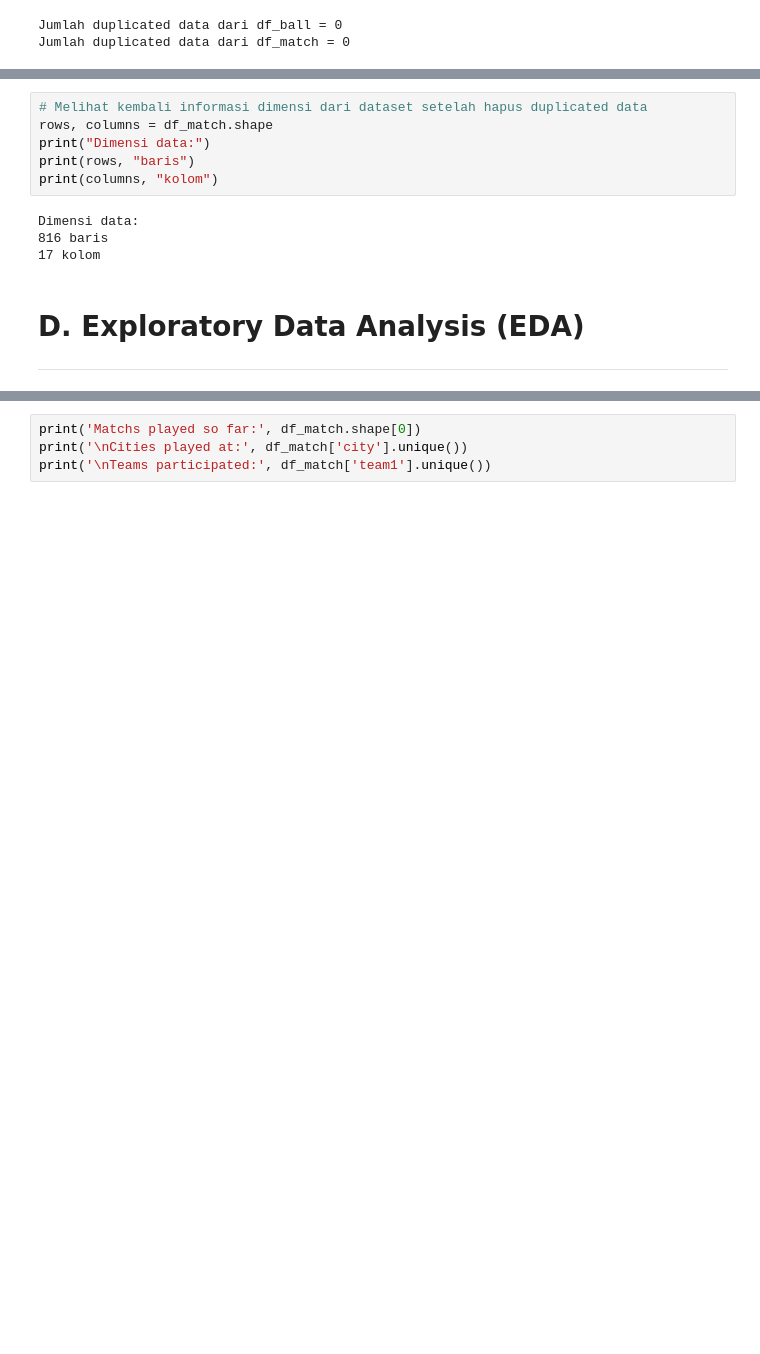
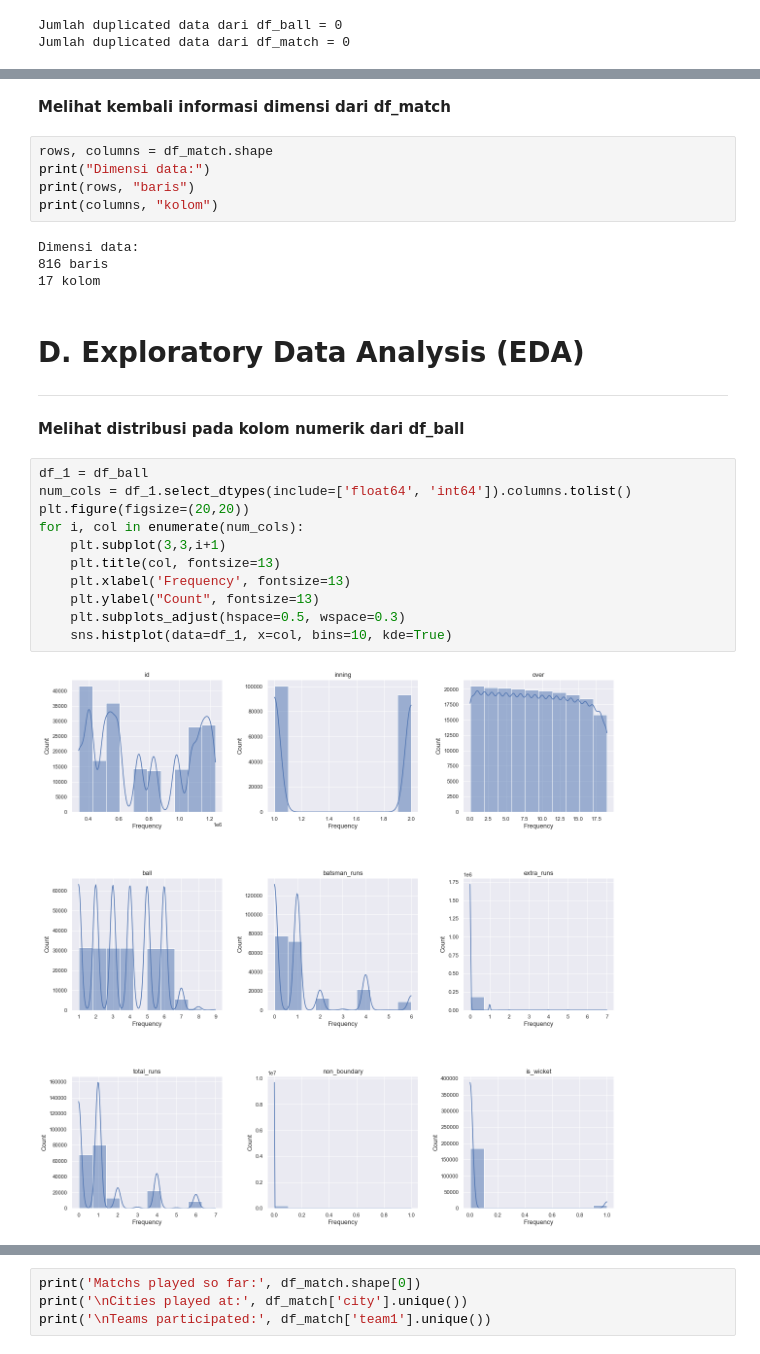
Before and after one commit to ikanurfitriani/IPL_2008-2020_and_2022, a Jupyter notebook: IPL_2008-2020.ipynb, the cells around one changed output, grey strips where cells are left out. Cells and saved outputs as stored; diff of their text form; blank space fills up the shorter version.

```diff
--- a/IPL_2008-2020.ipynb
+++ b/IPL_2008-2020.ipynb
@@ -294,8 +403,9 @@ print(columns, "kolom")
 Dimensi data:
 193467 baris
 18 kolom
+# %% [markdown]
+**Melihat kembali informasi dimensi dari df_match**
 # %%
-# Melihat kembali informasi dimensi dari dataset setelah hapus duplicated data
 rows, columns = df_match.shape
 print("Dimensi data:")
 print(rows, "baris")
@@ -307,3 +417,18 @@ Dimensi data:
 # %% [markdown]
 # D. Exploratory Data Analysis (EDA)
 ***
+# %% [markdown]
+**Melihat distribusi pada kolom numerik dari df_ball**
+# %%
+df_1 = df_ball
+num_cols = df_1.select_dtypes(include=['float64', 'int64']).columns.tolist()
+plt.figure(figsize=(20,20))
+for i, col in enumerate(num_cols):
+    plt.subplot(3,3,i+1)
+    plt.title(col, fontsize=13)
+    plt.xlabel('Frequency', fontsize=13)
+    plt.ylabel("Count", fontsize=13)
+    plt.subplots_adjust(hspace=0.5, wspace=0.3)
+    sns.histplot(data=df_1, x=col, bins=10, kde=True)
+# %% [output]
+[figure, added]
```
Also changed, not shown: parts of 52 cells of this notebook.
